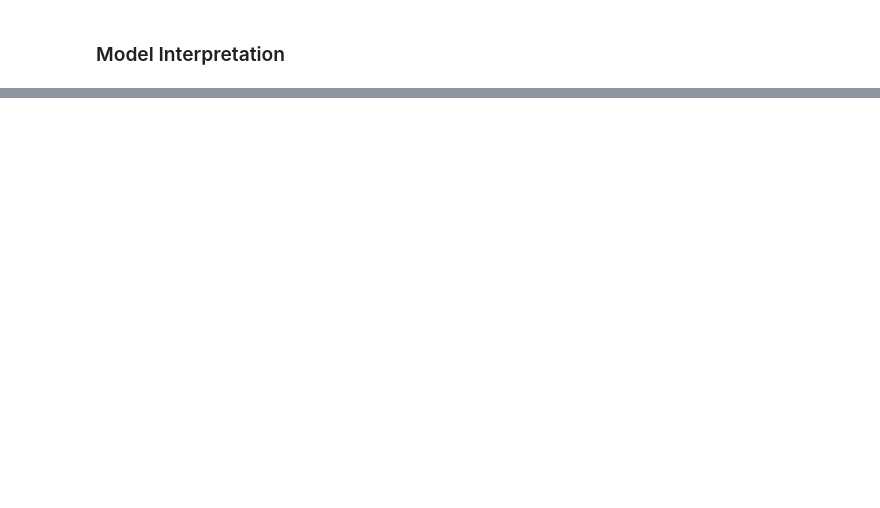
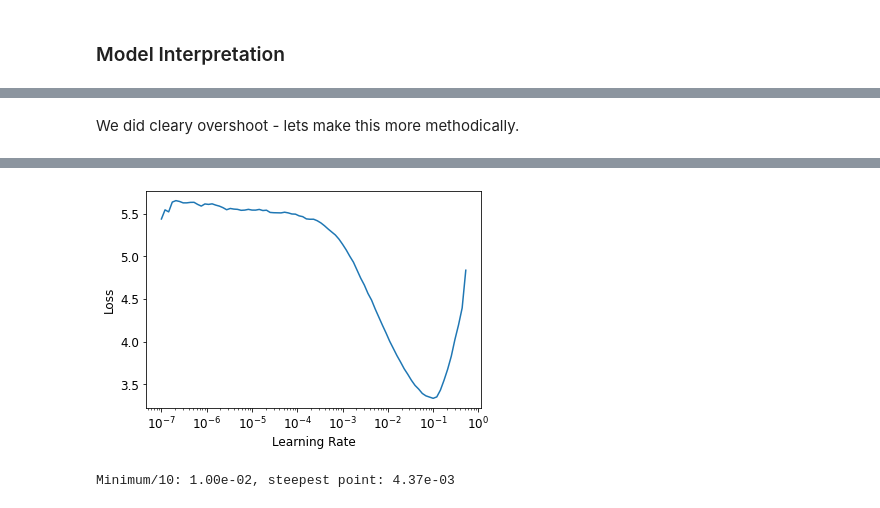
Before and after one commit to huli/fast-ai-course, a Jupyter notebook: chapters/chapter-05-pet-breeds.ipynb, the cells around one changed output, grey strips where cells are left out. Saved outputs shown, nothing was run; the diff lists cells and outputs as text; code cells hidden in the pictures; blank space fills up the shorter version.

```diff
--- a/chapters/chapter-05-pet-breeds.ipynb
+++ b/chapters/chapter-05-pet-breeds.ipynb
@@ -260,0 +298,7 @@ tensor(1.9526)
+# %% [markdown]
+We did cleary overshoot - lets make this more methodically.
+# %%
+# use the learning rate finder (by leslie smith)
+learn = cnn_learner(data_loaders, resnet34, metrics=error_rate)
+lr_min, lr_steep = learn.lr_find()
+# %% [output]
@@ -260,0 +306,5 @@ tensor(1.9526)
+[figure, added]
+# %%
+print(f"Minimum/10: {lr_min:.2e}, steepest point: {lr_steep:.2e}")
+# %% [output]
+Minimum/10: 1.00e-02, steepest point: 4.37e-03
```
Also changed, not shown: parts of 46 cells of this notebook, 2 other files.
